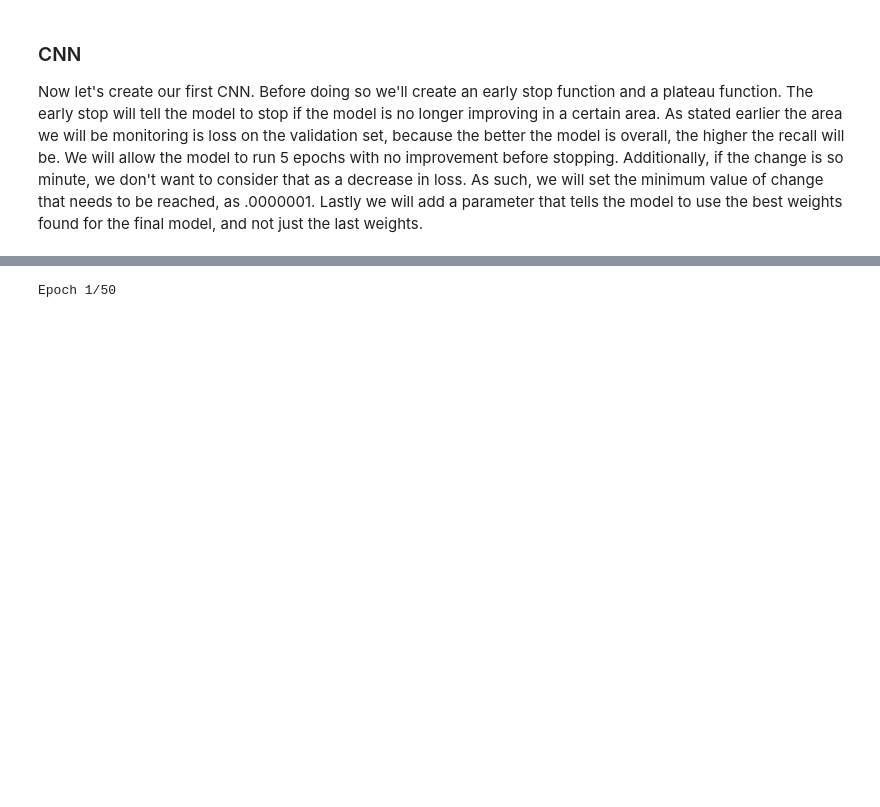
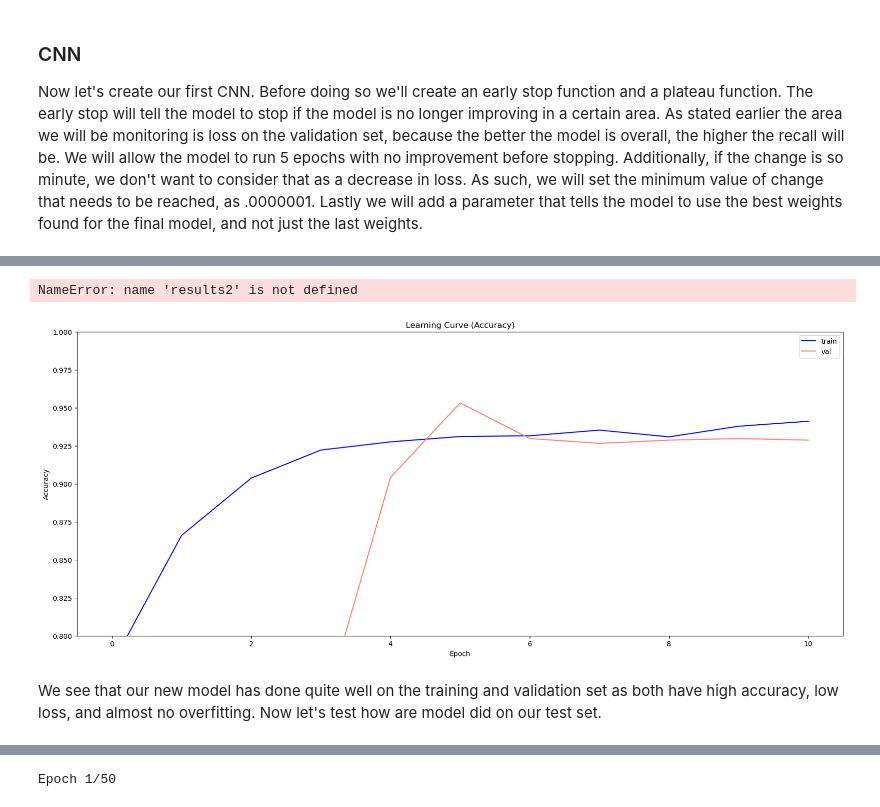
Before and after one commit to joshuaedelstein15/Pneumonia_analysis, a Jupyter notebook: new_notebook.ipynb, the cells around one changed output, grey strips where cells are left out. Cells and saved outputs as stored; diff of their text form; code cells hidden in the pictures; blank space fills up the shorter version.

```diff
--- a/new_notebook.ipynb
+++ b/new_notebook.ipynb
@@ -693,6 +693,6 @@ Finally, We will fit our model and see how it does
 # %%
 # Train the model, using out set BATCH, and 50 epochs
-history = cnn1_model.fit(ds_train,
+results2 = cnn1_model.fit(ds_train,
                     batch_size=BATCH, epochs=50,
                     validation_data=ds_val,  # Validate model with validation set
                     callbacks=[early_stopping, plateau], #use early_stopping and plateau
@@ -771,3 +733,61 @@ We see that our new model has done quite well on the training and validation set
+# %%
+def plot_learning_curve_loss(history):
+    # Set plot size
+    fig, ax = plt.subplots(figsize=(20, 8))
+
+    # Create line plots
+    sns.lineplot(x=history.epoch, y=history.history['loss'], color='blue')
+    sns.lineplot(x=history.epoch, y=history.history['val_loss'], color='salmon')
+
+    # Set title, x-axis, and y-axis labels
+    ax.set_title('Learning Curve (Loss)')
+    ax.set_ylabel('Loss')
+    ax.set_xlabel('Epoch')
+
+    # Set y-axis limit
+    ax.set_ylim(0, 0.5)
+
+    # Set colors for legend
+    line1 = mat.lines.Line2D([], [], color='blue', label='train')
+    line2 = mat.lines.Line2D([], [], color='salmon', label='val')
+    ax.legend(handles=[line1, line2], loc='best')
+
+    # Show the plot
+    plt.show()
+
+plot_learning_curve_loss(results2)
+# %% [output]
+NameError: name 'results2' is not defined
+# %%
+def plot_learning_curve_accuracy(history):
+    # Set plot size
+    fig, ax = plt.subplots(figsize=(20, 8))
+
+    # Create line plots
+    sns.lineplot(x=history.epoch, y=history.history['binary_accuracy'], color='blue')  # Plot training accuracy with blue color
+    sns.lineplot(x=history.epoch, y=history.history['val_binary_accuracy'], color='salmon')  # Plot validation accuracy with salmon color
+
+    # Set title, x-axis, and y-axis labels
+    ax.set_title('Learning Curve (Accuracy)')
+    ax.set_ylabel('Accuracy')
+    ax.set_xlabel('Epoch')
+
+    # Set y-axis limit
+    ax.set_ylim(0.80, 1.0)
+
+    # Set colors for legend
+    line1 = mat.lines.Line2D([], [], color='blue', label='train')  # Create a Line2D object for the train line with blue color
+    line2 = mat.lines.Line2D([], [], color='salmon', label='val')  # Create a Line2D object for the val line with salmon color
+    ax.legend(handles=[line1, line2], loc='best')  # Set the custom lines in the legend
+
+    # Show the plot
+    plt.show()
+
+plot_learning_curve_accuracy(results2)
+# %% [output]
+[figure, added]
+# %% [markdown]
+We see that our new model has done quite well on the training and validation set as both have high accuracy, low loss, and almost no overfitting. Now let's test how are model did on our test set.
 # %%
 # Evaluate the model on the test data
 test_loss, test_accuracy = cnn1_model.evaluate(ds_test)
```
Also changed, not shown: parts of 43 cells of this notebook.
